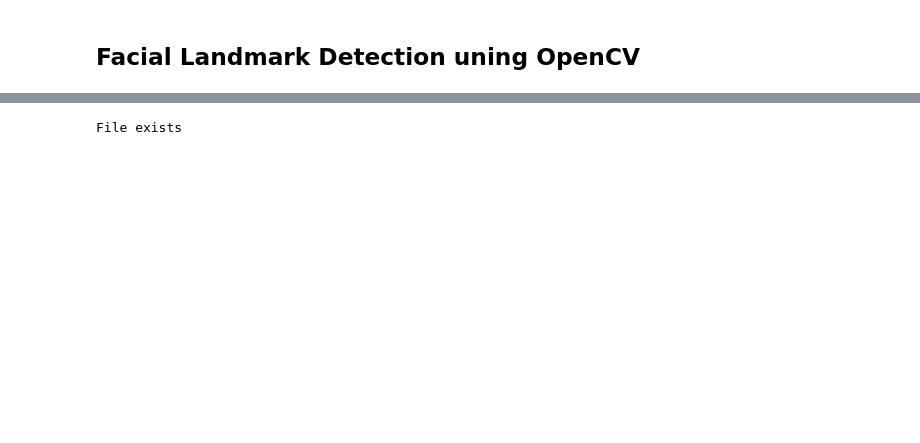
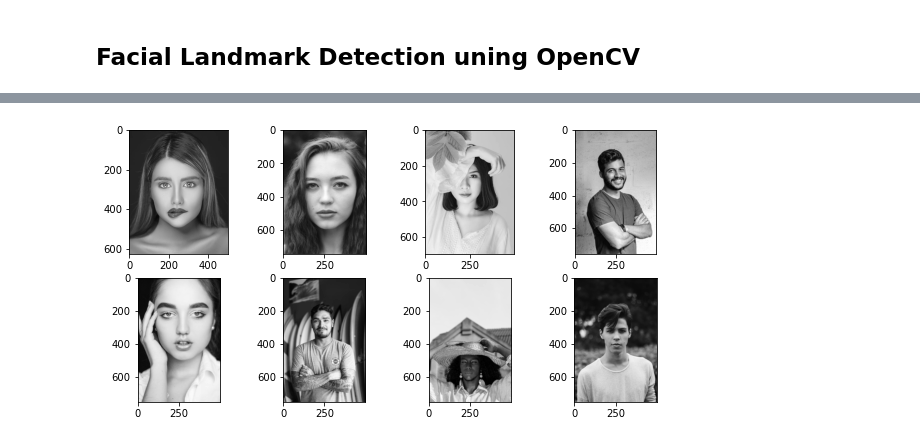
Before and after one commit to AwaleSagar/Facial_Landmark_Detection, a Jupyter notebook: facial_landmark.ipynb, the cells around one changed output, grey strips where cells are left out. Saved outputs shown, nothing was run; the diff lists cells and outputs as text; code cells hidden in the pictures; blank space fills up the shorter version.

```diff
--- a/facial_landmark.ipynb
+++ b/facial_landmark.ipynb
@@ -106,20 +77,0 @@ plt.imshow(image)
-# %%
-# convert image to RGB colour
-image_rgb = cv2.cvtColor(image, cv2.COLOR_BGR2RGB)
-
-# plot image with matplotlib package
-plt.imshow(image_rgb)
-
-# set dimension for cropping image
-x, y, width, depth = 0, 0, 950, 500
-image_cropped = image_rgb[y:(y+depth), x:(x+width)]
-
-# create a copy of the cropped image to be used later
-image_template = image_cropped.copy()
-
-# convert image to Grayscale
-image_gray = cv2.cvtColor(image_cropped, cv2.COLOR_BGR2GRAY)
-
-# remove axes and show image
-plt.axis("off")
-plt.imshow(image_gray, cmap = "gray")
@@ -157,31 +78,10 @@ Text(0.5, 1.0, 'Face Detection')
-# %%
-# save facial landmark detection model's url in LBFmodel_url variable
-LBFmodel_url = "https://github.com/kurnianggoro/GSOC2017/raw/master/data/lbfmodel.yaml"
-
-# save facial landmark detection model's name as LBFmodel
-LBFmodel = "lbfmodel.yaml"
-
-# check if file is in working directory
-if (LBFmodel in os.listdir(os.curdir)):
-    print("File exists")
-else:
-    # download picture from url and save locally as lbfmodel.yaml, < 54MB
-    urlreq.urlretrieve(LBFmodel_url, LBFmodel)
-    print("File downloaded")
-
-# create an instance of the Facial landmark Detector with the model
-landmark_detector  = cv2.face.createFacemarkLBF()
-landmark_detector.loadModel(LBFmodel)
-
-# Detect landmarks on "image_gray"
-_, landmarks = landmark_detector.fit(image_gray, faces)
-
-for landmark in landmarks:
-    for x,y in landmark[0]:
-		# display landmarks on "image_cropped"
-		# with white colour in BGR and thickness 1
-        cv2.circle(image_cropped, (x, y), 1, (255, 0, 0), 1)
-plt.axis("off")
-plt.imshow(image_cropped)
-# %% [output]
-File exists
+# %%
+random.seed(100)
+fig=plt.figure(figsize=(10, 5))
+for i in range(1, columns*rows +1):
+    fig.add_subplot(rows, columns, i)
+    image_gray = cv2.cvtColor(loadImage(np.random.randint(0,100)), cv2.COLOR_BGR2GRAY)
+    plt.imshow(image_gray,cmap='gray')
+plt.show()
+# %% [output]
+[figure, added]
```
Also changed, not shown: parts of 15 cells of this notebook, 1 other file.
